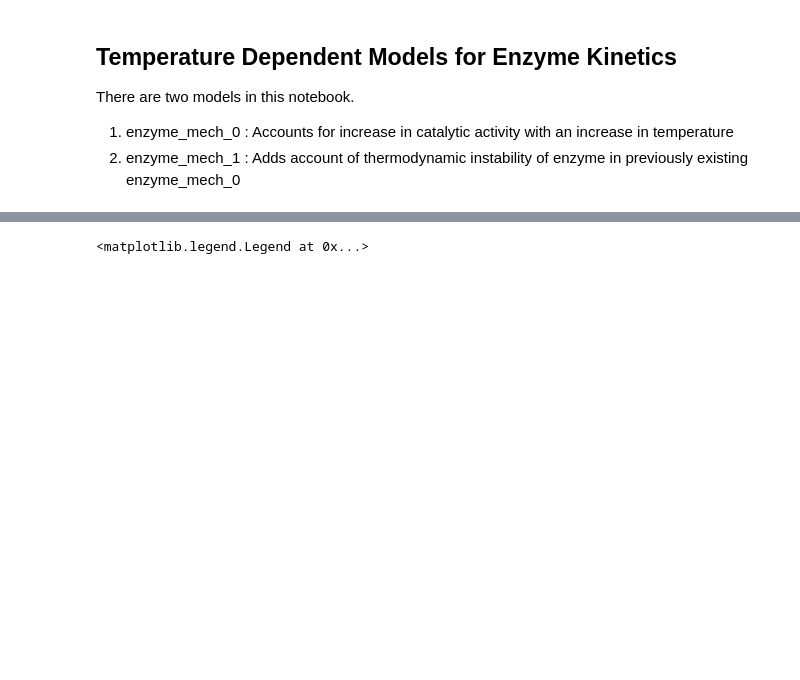
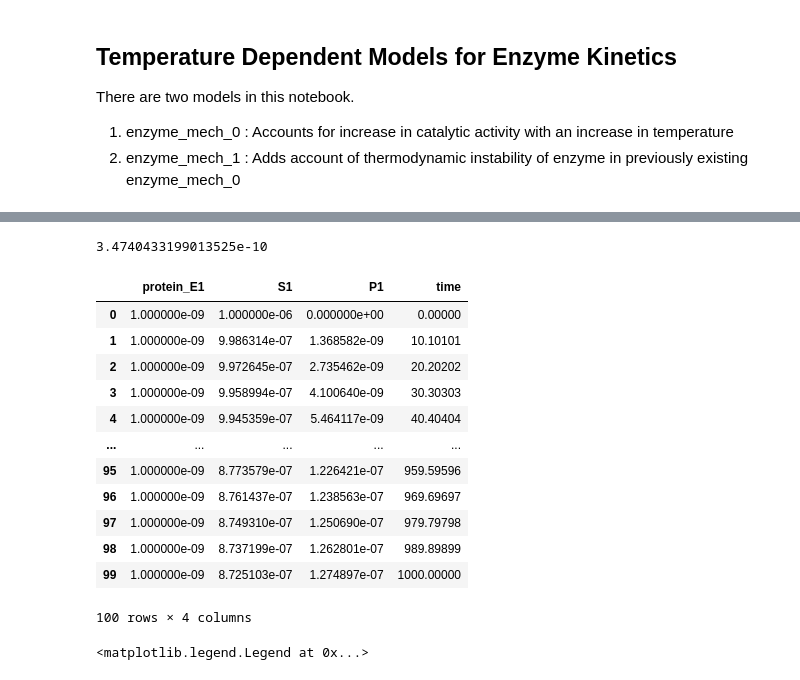
Before and after one commit to AnkitaRoychoudhury/ug_murray, a Jupyter notebook: code/exploratory/rheostat_with_ayush/Enzyme_ClassicalModel.ipynb, the cells around one changed output, grey strips where cells are left out. Drawn from its saved outputs; the diff is of its cells as text; code cells hidden in the pictures; blank space fills up the shorter version.

```diff
--- a/code/exploratory/rheostat_with_ayush/Enzyme_ClassicalModel.ipynb
+++ b/code/exploratory/rheostat_with_ayush/Enzyme_ClassicalModel.ipynb
@@ -96,5 +115,25 @@ bokeh.io.show(p)
 [interactive output not drawn]
 [interactive output not drawn]
+# %%
+((20800000000.0*320)*2.718**(-75000/(8.31446261*320))*(1.000000e-09*1.000000e-06)/(1e-05+1.000000e-06))
+# %% [output]
+3.4740433199013525e-10
+# %%
+R
+# %% [output]
+|  | protein_E1 | S1 | P1 | time |
+| 0 | 1.000000e-09 | 1.000000e-06 | 0.000000e+00 | 0.00000 |
+| 1 | 1.000000e-09 | 9.986314e-07 | 1.368582e-09 | 10.10101 |
+| 2 | 1.000000e-09 | 9.972645e-07 | 2.735462e-09 | 20.20202 |
+| 3 | 1.000000e-09 | 9.958994e-07 | 4.100640e-09 | 30.30303 |
+| 4 | 1.000000e-09 | 9.945359e-07 | 5.464117e-09 | 40.40404 |
+| ... | ... | ... | ... | ... |
+| 95 | 1.000000e-09 | 8.773579e-07 | 1.226421e-07 | 959.59596 |
+| 96 | 1.000000e-09 | 8.761437e-07 | 1.238563e-07 | 969.69697 |
+| 97 | 1.000000e-09 | 8.749310e-07 | 1.250690e-07 | 979.79798 |
+| 98 | 1.000000e-09 | 8.737199e-07 | 1.262801e-07 | 989.89899 |
+| 99 | 1.000000e-09 | 8.725103e-07 | 1.274897e-07 | 1000.00000 |
+100 rows × 4 columns
 # %%
 from biocrnpyler import *
 import numpy as np
```
Also changed, not shown: parts of 2 cells of this notebook, 2 other files.
